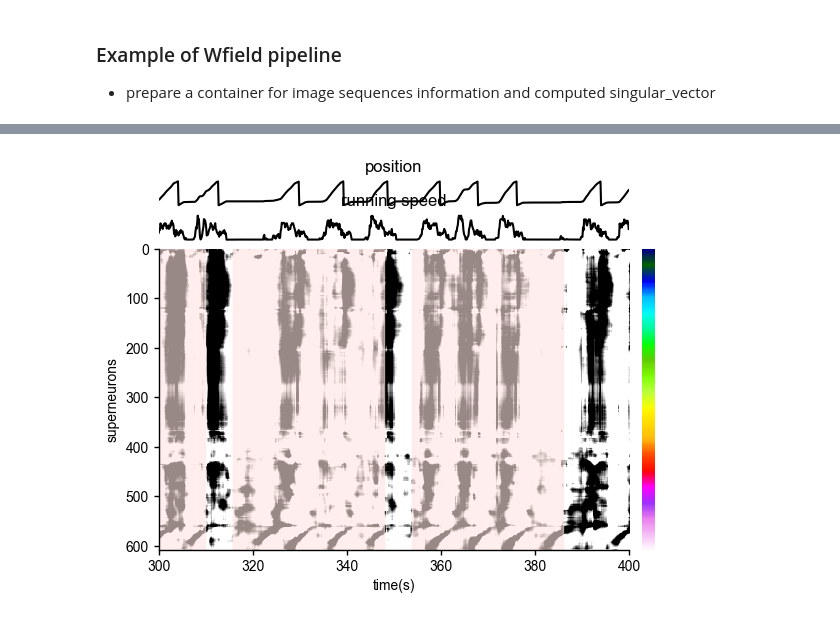
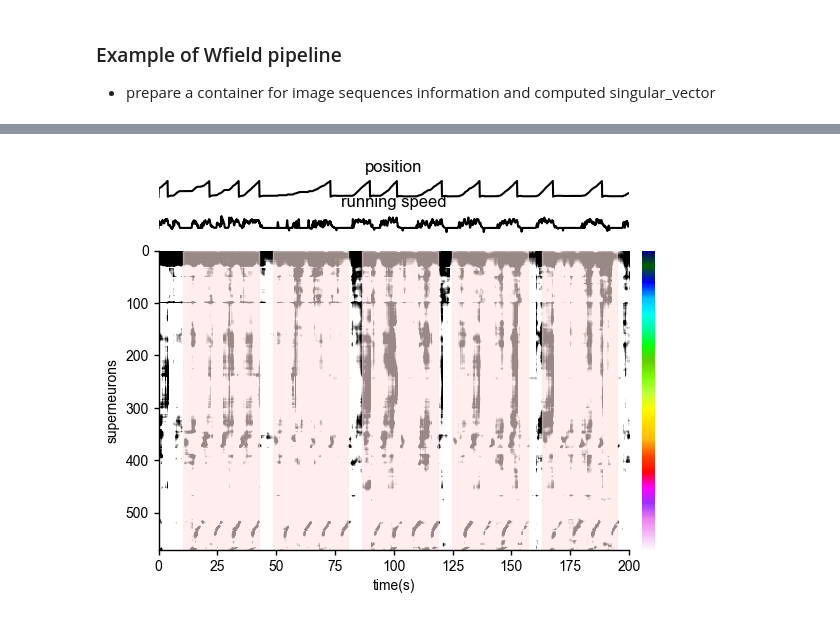
Before and after one commit to ytsimon2004/neuralib, a Jupyter notebook: doc/source/notebooks/example_rastermap_wfield.ipynb, the cells around one changed output, grey strips where cells are left out. Saved outputs shown, nothing was run; the diff lists cells and outputs as text; code cells hidden in the pictures.

Commit message:
update example wfield using example dataset

```diff
--- a/doc/source/notebooks/example_rastermap_wfield.ipynb
+++ b/doc/source/notebooks/example_rastermap_wfield.ipynb
@@ -102,7 +107,7 @@ class RasterMapInput:
 # %%
 # Prepare config dict
 DEFAULT_WFIELD_RASTER_OPT: RasterOptions = {
-    'n_clusters': 50,
+    'n_clusters': 100,
     'locality': 0.5,
     'time_lag_window': 10,
     'grid_upsample': 10
@@ -149,6 +154,7 @@ def run_rastermap_wfield(dat: RasterMapInput,
 
     return ret
 
+
 # =============================== #
 # Plot cluster and Voxel colormap #
 # =============================== #
@@ -159,15 +165,15 @@ def plot_rastermap_sort(dat: RasterMapInput,
     tmask = np.logical_and(trange[0] <= dat.image_time, dat.image_time <= trange[1])
     time = dat.image_time[tmask]
 
-    with plot_figure(None, 11, 20, gridspec_kw={'wspace': 1, 'hspace': 0.3}) as _ax:
+    with plot_figure(None, 11, 20, gridspec_kw={'wspace': 1, 'hspace': 1}, tight_layout=False) as _ax:
         # position
-        ax1: Axes = ax_merge(_ax)[0, :-1]
+        ax1 = ax_merge(_ax)[0, :-1]
         ax1.plot(time, dat.position[tmask], color='k')
         ax1.axis("off")
         ax1.set_title("position", color='k')
 
         # running speed
-        ax2: Axes = ax_merge(_ax)[1, :-1]
+        ax2 = ax_merge(_ax)[1, :-1]
         ax2.plot(time, dat.velocity[tmask], color='k')
         ax2.axis("off")
         ax2.set_title("running speed", color='k')
@@ -210,22 +216,20 @@ def plot_raster_voxel(dat: RasterMapInput,
         ax.set(xlabel='X position (um)', ylabel='Y position')
         ax.set_aspect('equal')
 # %%
-# Prepare your input data
+cache = load_example_rastermap_wfield()  # Replace to your own input data: RastermapInput(...)
 
-raster_input = RasterMapInput(...)
-
-# raster_input = RasterMapInput(
-#     height=cache['height'],
-#     width=cache['width'],
-#     n_components=cache['n_components'],
-#     sv=cache['sv'],
-#     Vsv=cache['Vsv'],
-#     U=cache['U'],
-#     position=cache['position'],
-#     velocity=cache['velocity'],
-#     image_time=cache['image_time'],
-#     visual_stim_time=cache['visual_stim_time']
-# )
+raster_input = RasterMapInput(
+    height=cache['height'],
+    width=cache['width'],
+    n_components=cache['n_components'],
+    sv=cache['sv'],
+    Vsv=cache['Vsv'],
+    U=cache['U'],
+    position=cache['position'],
+    velocity=cache['velocity'],
+    image_time=cache['image_time'],
+    visual_stim_time=cache['visual_stim_time']
+)
 # %%
 res = run_rastermap_wfield(raster_input)
 # %% [output]
@@ -238,7 +242,7 @@ rastermap complete, time 27.87sec
 # %%
-plot_rastermap_sort(raster_input, res, trange=(300,400))
+plot_rastermap_sort(raster_input, res, trange=(0, 200))
 # %% [output]
-[figure, old version]
+[figure, new version]
 # %%
 plot_raster_voxel(raster_input, res)
 # %% [output]
```
Also changed, not shown: parts of 6 cells of this notebook, 7 other files.
